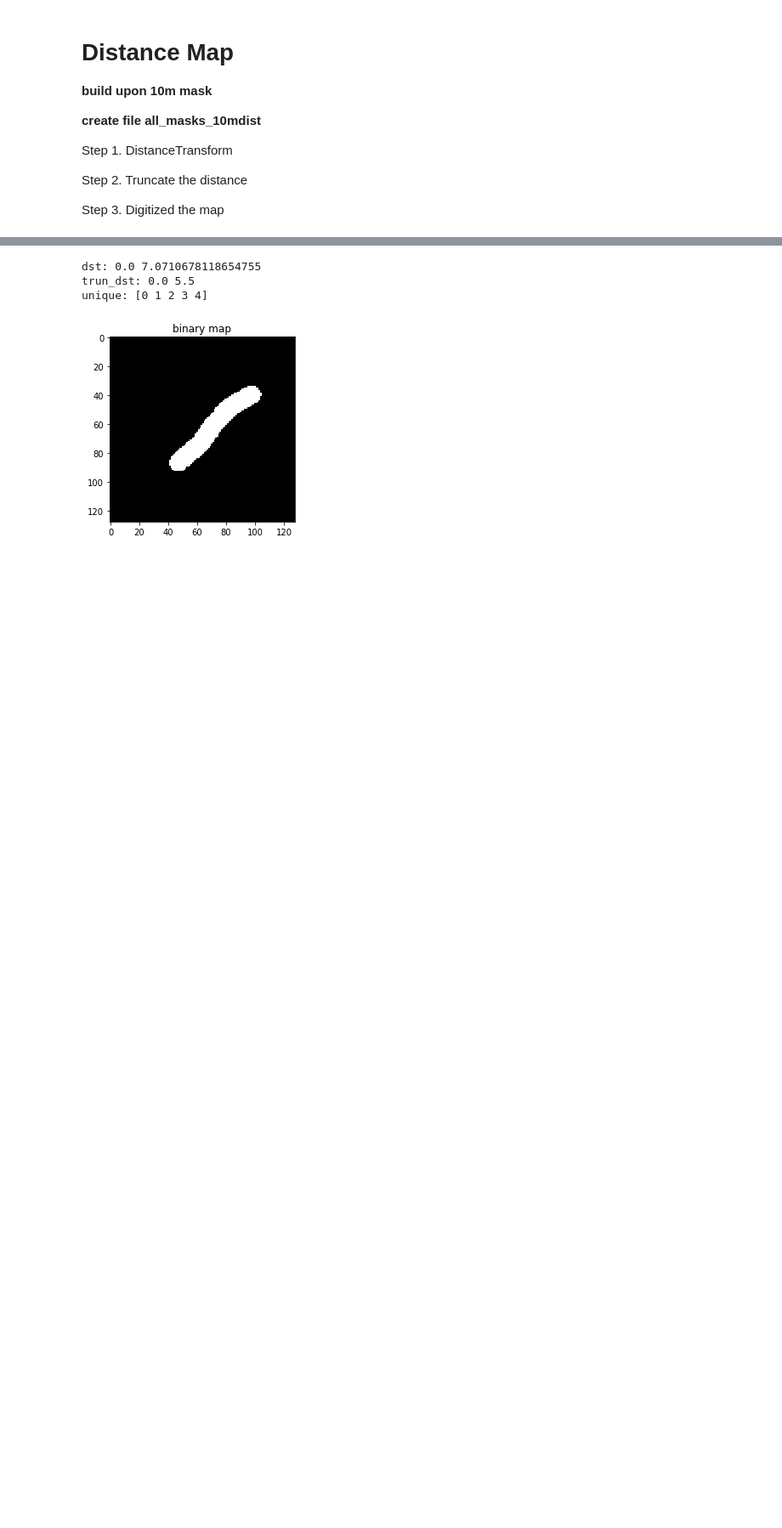
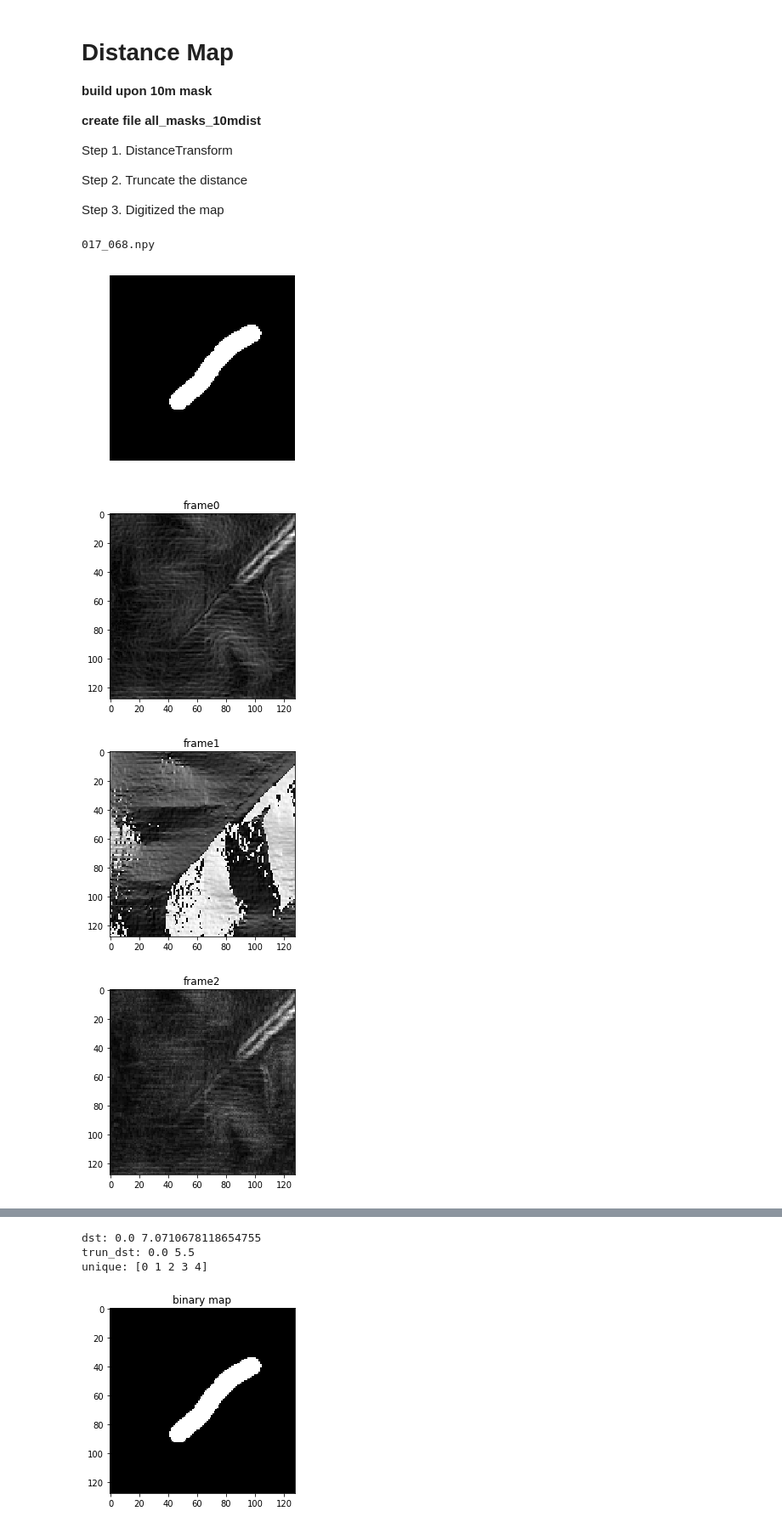
Before and after one commit to Chen-Yifan/DEM_segmentation, a Jupyter notebook: notebook/Create_distance_map.ipynb, the cells around one changed output, grey strips where cells are left out. Shown at 85% size. Saved outputs shown, nothing was run; the diff lists cells and outputs as text; code cells hidden in the pictures; blank space fills up the shorter version.

```diff
--- a/notebook/Create_distance_map.ipynb
+++ b/notebook/Create_distance_map.ipynb
@@ -34,3 +34,49 @@ if not os.path.isdir(save_dir):
 # %%
 def load_mask(i):
     return np.load(os.path.join(mask_dir,masks_files[i]))
+# %%
+def vis(i):
+#     pred = np.load(os.path.join(results_dir,results_files[i]))
+#     print(pred.shape)
+    orig =np.load(os.path.join(mask_dir,masks_files[i]))
+#     orig = orig[:,:,1]
+    frame =np.load(os.path.join(frame_dir,frames_files[i]))
+    print(masks_files[i])
+#     print(frame[:,:,0])
+    fig = plt.figure()
+    f = plt.figure(1)
+#     plt.title('mask')
+    plt.axis('off')
+    origplot = plt.imshow(orig,cmap='gray')
+#     g = plt.figure(2)
+#     plt.title('prediction')
+#     predplot = plt.imshow(pred,cmap='gray')
+    a = plt.figure(3)
+    plt.title('frame0')
+    frame0 = plt.imshow(frame[:,:,0],cmap='gray',)
+    b = plt.figure(4)
+    plt.title('frame1')
+    frame1 = plt.imshow(frame[:,:,1],cmap='gray')
+    c = plt.figure(5)
+    plt.title('frame2')
+    frame2 = plt.imshow(frame[:,:,2],cmap='gray')
+    d = plt.figure(6)
+    plt.title('frame3')
+    frame3 = plt.imshow(frame[:,:,3],cmap='gray')
+    e = plt.figure(7)
+    plt.title('frame4')
+    frame4 = plt.imshow(frame[:,:,4],cmap='gray')
+    f = plt.figure(8)
+#     plt.title('frame4')
+    plt.axis('off')
+    frame4 = plt.imshow(frame[:,:,5],cmap='gray')
+
+    plt.show()
+# %%
+vis(110)
+# %% [output]
+017_068.npy
+[figure, added]
+[figure, added]
+[figure, added]
+[figure, added]
```
Also changed, not shown: parts of 1 cell of this notebook, 6 other files.
